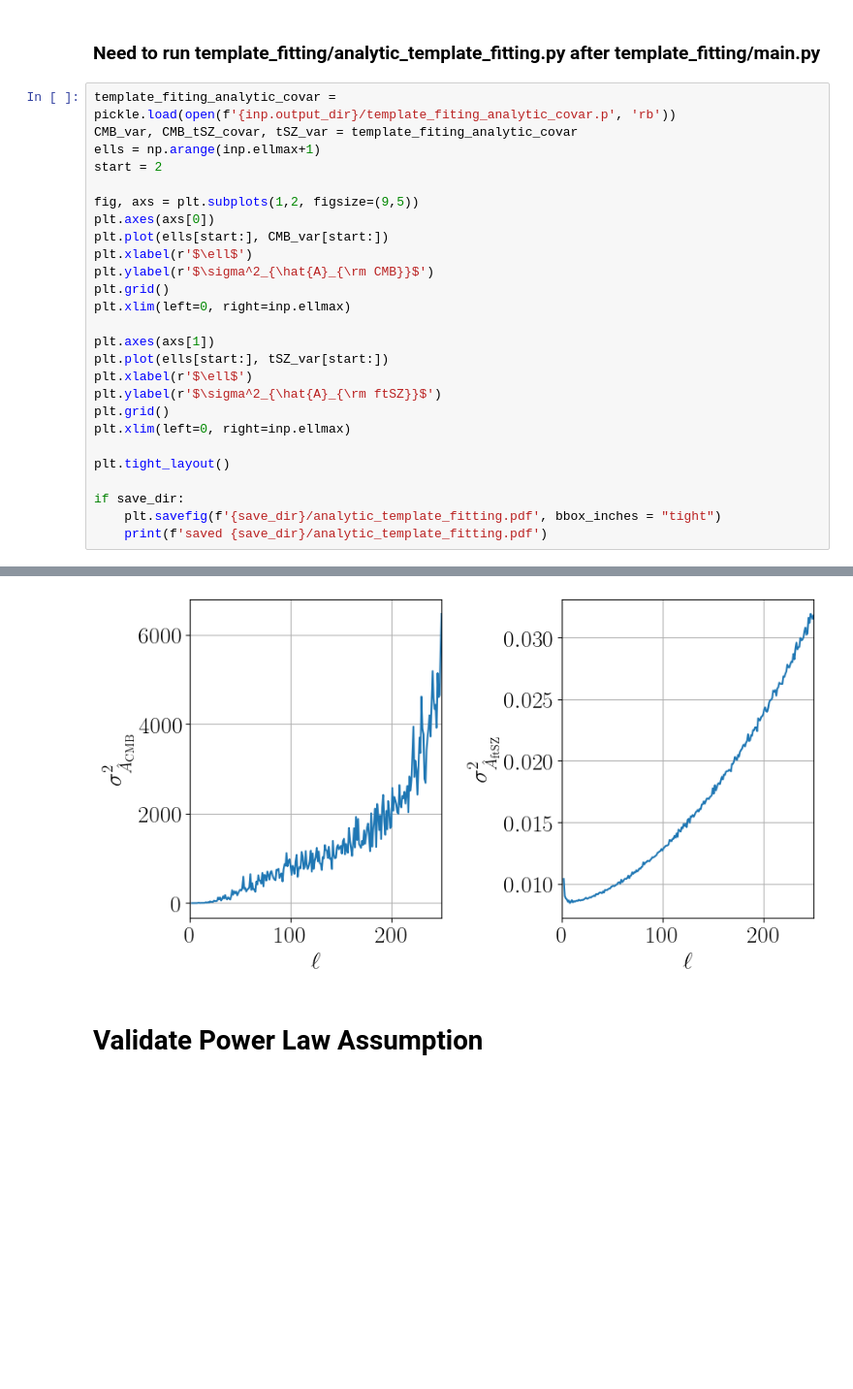
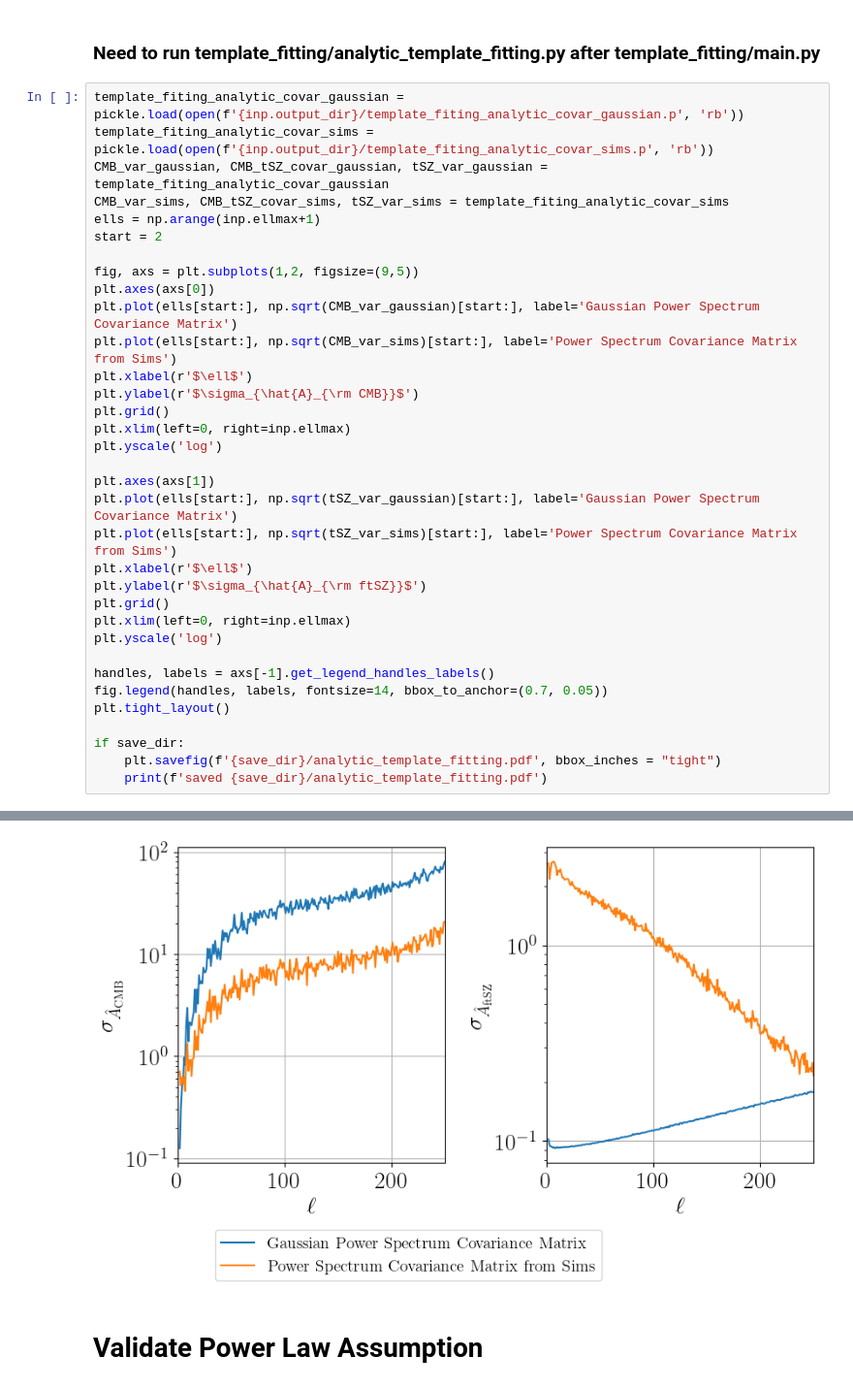
Before and after one commit to kmsurrao/NILC-Inference-Pipeline, a Jupyter notebook: notebooks/pipeline_plotting_examples.ipynb, the cells around one changed output, grey strips where cells are left out. Shown at 97% size. Saved outputs shown, nothing was run; the diff lists cells and outputs as text; blank space fills up the shorter version.

```diff
--- a/notebooks/pipeline_plotting_examples.ipynb
+++ b/notebooks/pipeline_plotting_examples.ipynb
@@ -291,34 +291,42 @@ plt.tight_layout()
 # %% [markdown]
 ### Need to run template_fitting/analytic_template_fitting.py after template_fitting/main.py
 # %%
-template_fiting_analytic_covar = pickle.load(open(f'{inp.output_dir}/template_fiting_analytic_covar.p', 'rb'))
-CMB_var, CMB_tSZ_covar, tSZ_var = template_fiting_analytic_covar
+template_fiting_analytic_covar_gaussian = pickle.load(open(f'{inp.output_dir}/template_fiting_analytic_covar_gaussian.p', 'rb'))
+template_fiting_analytic_covar_sims = pickle.load(open(f'{inp.output_dir}/template_fiting_analytic_covar_sims.p', 'rb'))
+CMB_var_gaussian, CMB_tSZ_covar_gaussian, tSZ_var_gaussian = template_fiting_analytic_covar_gaussian
+CMB_var_sims, CMB_tSZ_covar_sims, tSZ_var_sims = template_fiting_analytic_covar_sims
 ells = np.arange(inp.ellmax+1)
 start = 2
 
 fig, axs = plt.subplots(1,2, figsize=(9,5))
 plt.axes(axs[0])
-plt.plot(ells[start:], CMB_var[start:])
+plt.plot(ells[start:], np.sqrt(CMB_var_gaussian)[start:], label='Gaussian Power Spectrum Covariance Matrix')
+plt.plot(ells[start:], np.sqrt(CMB_var_sims)[start:], label='Power Spectrum Covariance Matrix from Sims')
 plt.xlabel(r'$\ell$')
-plt.ylabel(r'$\sigma^2_{\hat{A}_{\rm CMB}}$')
+plt.ylabel(r'$\sigma_{\hat{A}_{\rm CMB}}$')
 plt.grid()
 plt.xlim(left=0, right=inp.ellmax)
+plt.yscale('log')
 
 plt.axes(axs[1])
-plt.plot(ells[start:], tSZ_var[start:])
+plt.plot(ells[start:], np.sqrt(tSZ_var_gaussian)[start:], label='Gaussian Power Spectrum Covariance Matrix')
+plt.plot(ells[start:], np.sqrt(tSZ_var_sims)[start:], label='Power Spectrum Covariance Matrix from Sims')
 plt.xlabel(r'$\ell$')
-plt.ylabel(r'$\sigma^2_{\hat{A}_{\rm ftSZ}}$')
+plt.ylabel(r'$\sigma_{\hat{A}_{\rm ftSZ}}$')
 plt.grid()
 plt.xlim(left=0, right=inp.ellmax)
+plt.yscale('log')
 
+handles, labels = axs[-1].get_legend_handles_labels()
+fig.legend(handles, labels, fontsize=14, bbox_to_anchor=(0.7, 0.05))
 plt.tight_layout()
 
 if save_dir:
     plt.savefig(f'{save_dir}/analytic_template_fitting.pdf', bbox_inches = "tight")
     print(f'saved {save_dir}/analytic_template_fitting.pdf')
 # %% [output]
 saved pipeline_plots/analytic_template_fitting.pdf
-[figure, old version]
+[figure, new version]
 # %% [markdown]
 # Validate Power Law Assumption
 # %% [markdown]
```
Also changed, not shown: parts of 4 cells of this notebook, 10 other files.
